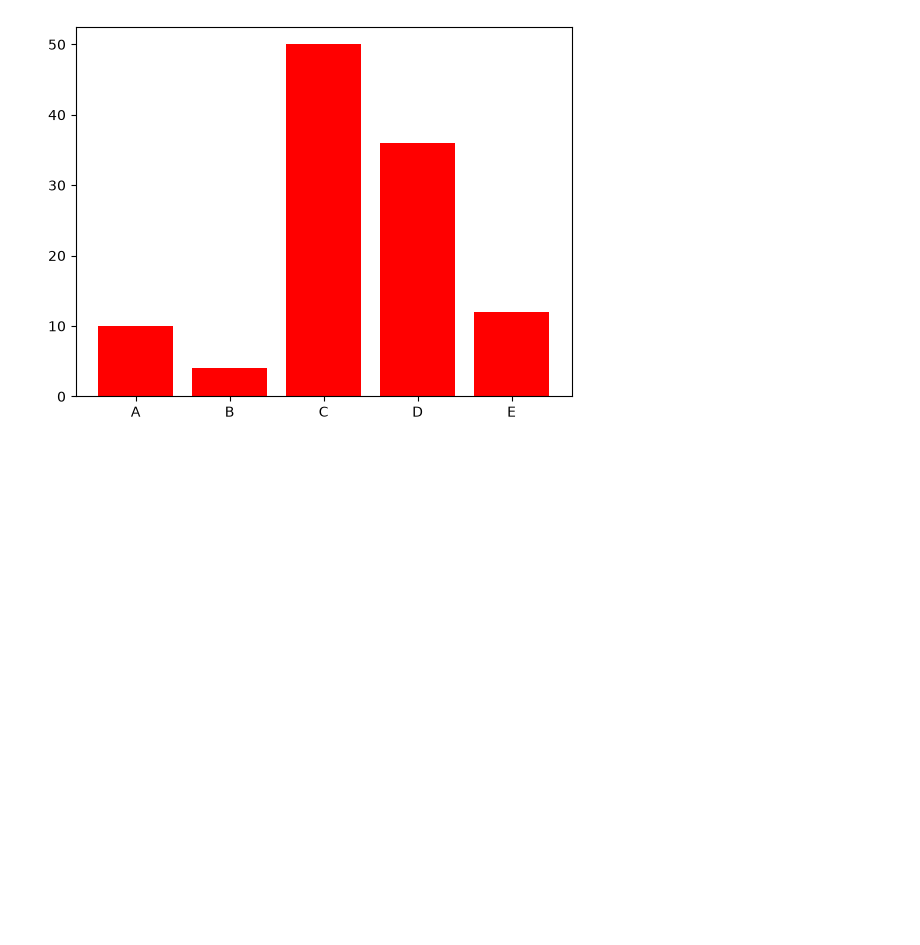
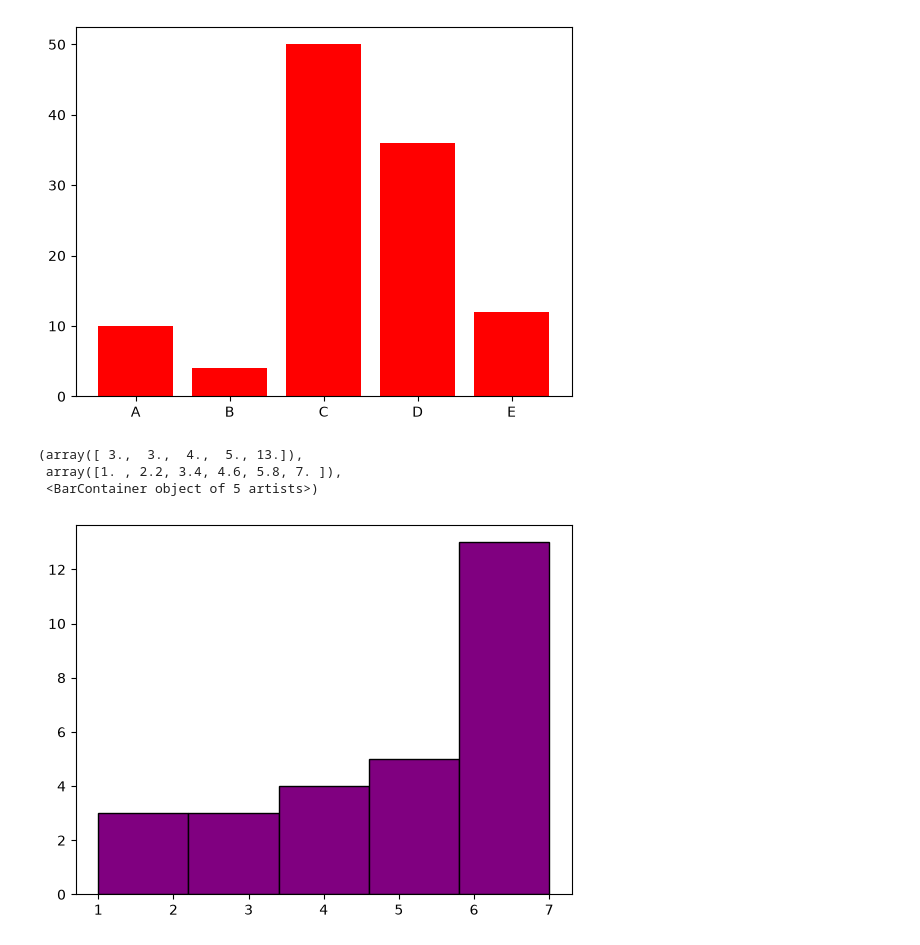
Before and after one commit to vanshvats07/python-practice, a Jupyter notebook: Data analysis/MatplotLib.ipynb, the cells around one changed output. Drawn from its saved outputs; the diff is of its cells as text; code cells hidden in the pictures; blank space fills up the shorter version.

Commit message:
histogram

```diff
--- a/Data analysis/MatplotLib.ipynb
+++ b/Data analysis/MatplotLib.ipynb
@@ -71,3 +71,11 @@ plt.bar(a,b,color='red',)
 # %% [output]
 <BarContainer object of 5 artists>
 [figure]
+# %%
+van=[1,2,2,3,3,3,4,4,4,4,5,5,5,5,5,6,6,6,6,6,6,7,7,7,7,7,7,7]
+plt.hist(van,bins=5,color='purple',edgecolor='black')
+# %% [output]
+(array([ 3.,  3.,  4.,  5., 13.]),
+ array([1. , 2.2, 3.4, 4.6, 5.8, 7. ]),
+ <BarContainer object of 5 artists>)
+[figure, added]
```
